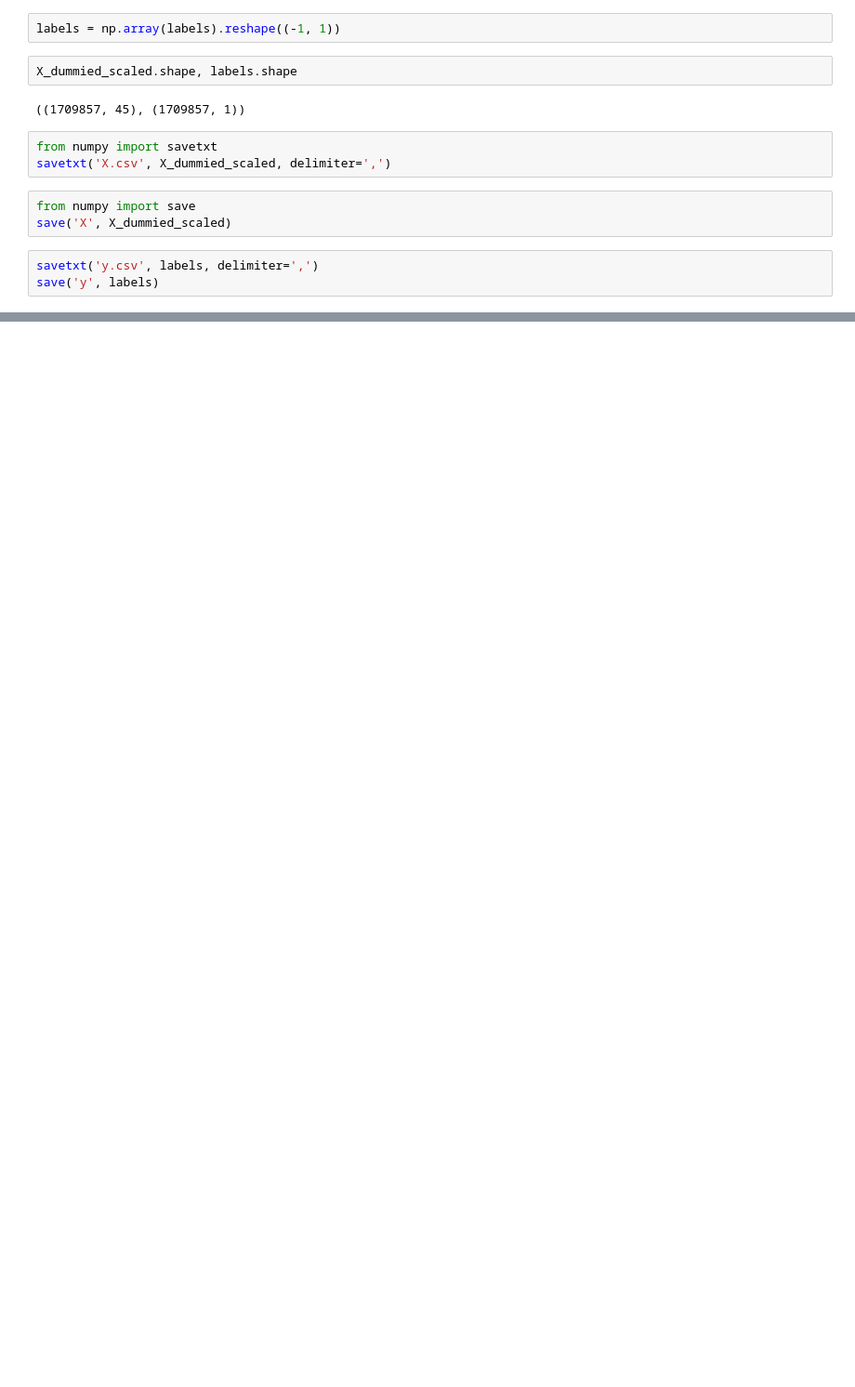
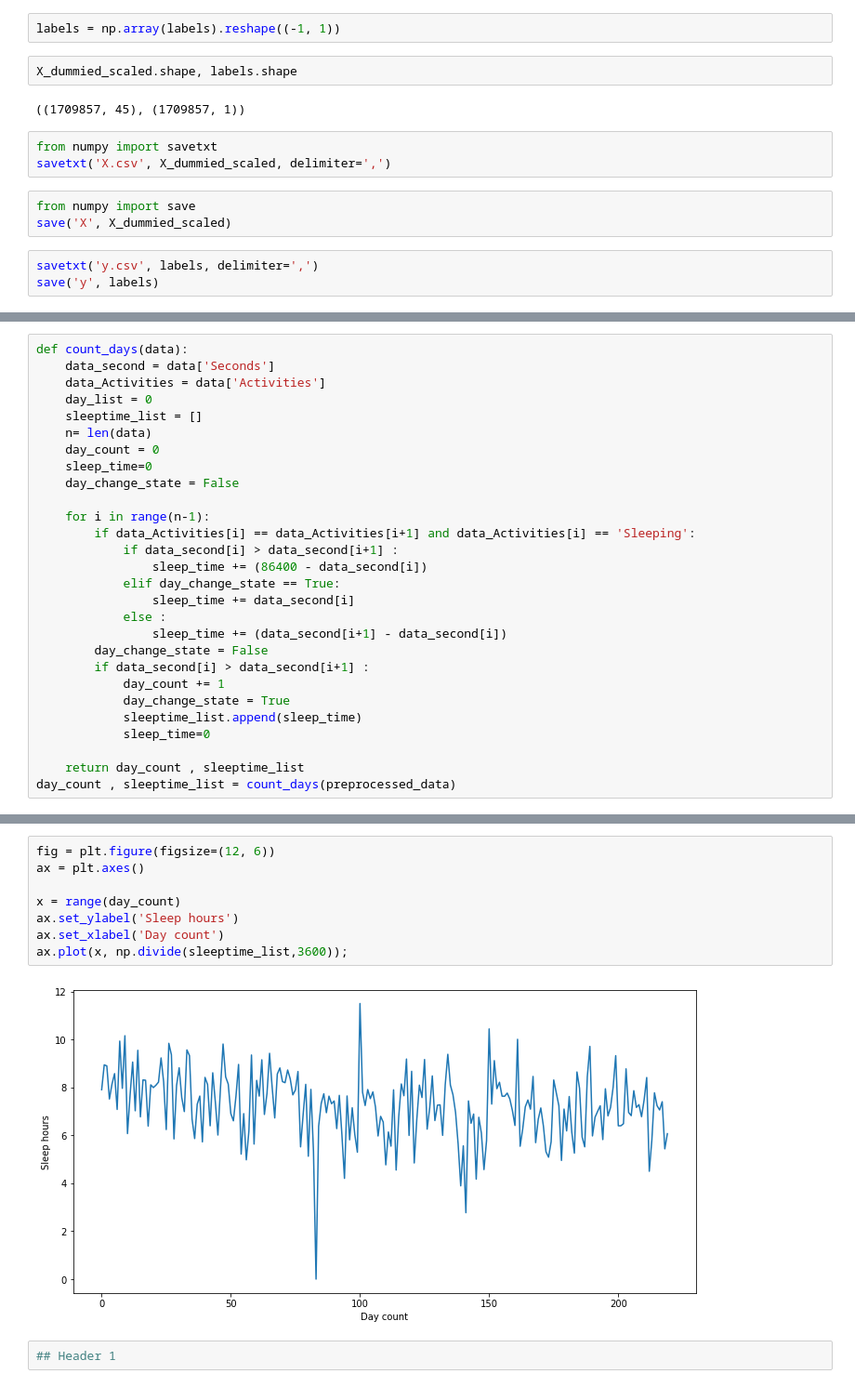
Before and after one commit to vladbucur2000/casas-datascience, a Jupyter notebook: Casas_ADS_CW.ipynb, the cells around one changed output, grey strips where cells are left out. Shown: that part at 93% size. Drawn from its saved outputs; the diff is of its cells as text; blank space fills up the shorter version.

```diff
--- a/Casas_ADS_CW.ipynb
+++ b/Casas_ADS_CW.ipynb
@@ -757,0 +745,28 @@ print(weekdays[5])
+# %%
+def count_days(data):
+    data_second = data['Seconds']
+    data_Activities = data['Activities']
+    day_list = 0
+    sleeptime_list = []
+    n= len(data)
+    day_count = 0
+    sleep_time=0
+    day_change_state = False
+
+    for i in range(n-1):
+        if data_Activities[i] == data_Activities[i+1] and data_Activities[i] == 'Sleeping':
+            if data_second[i] > data_second[i+1] :
+                sleep_time += (86400 - data_second[i])
+            elif day_change_state == True:
+                sleep_time += data_second[i]
+            else :
+                sleep_time += (data_second[i+1] - data_second[i])
+        day_change_state = False
+        if data_second[i] > data_second[i+1] :
+            day_count += 1
+            day_change_state = True
+            sleeptime_list.append(sleep_time)
+            sleep_time=0
+
+    return day_count , sleeptime_list
+day_count , sleeptime_list = count_days(preprocessed_data)
@@ -757,0 +838,12 @@ print(weekdays[5])
+# %%
+fig = plt.figure(figsize=(12, 6))
+ax = plt.axes()
+
+x = range(day_count)
+ax.set_ylabel('Sleep hours')
+ax.set_xlabel('Day count')
+ax.plot(x, np.divide(sleeptime_list,3600));
+# %% [output]
+[figure, added]
+# %%
+## Header 1
```
Also changed, not shown: parts of 13 cells of this notebook.
